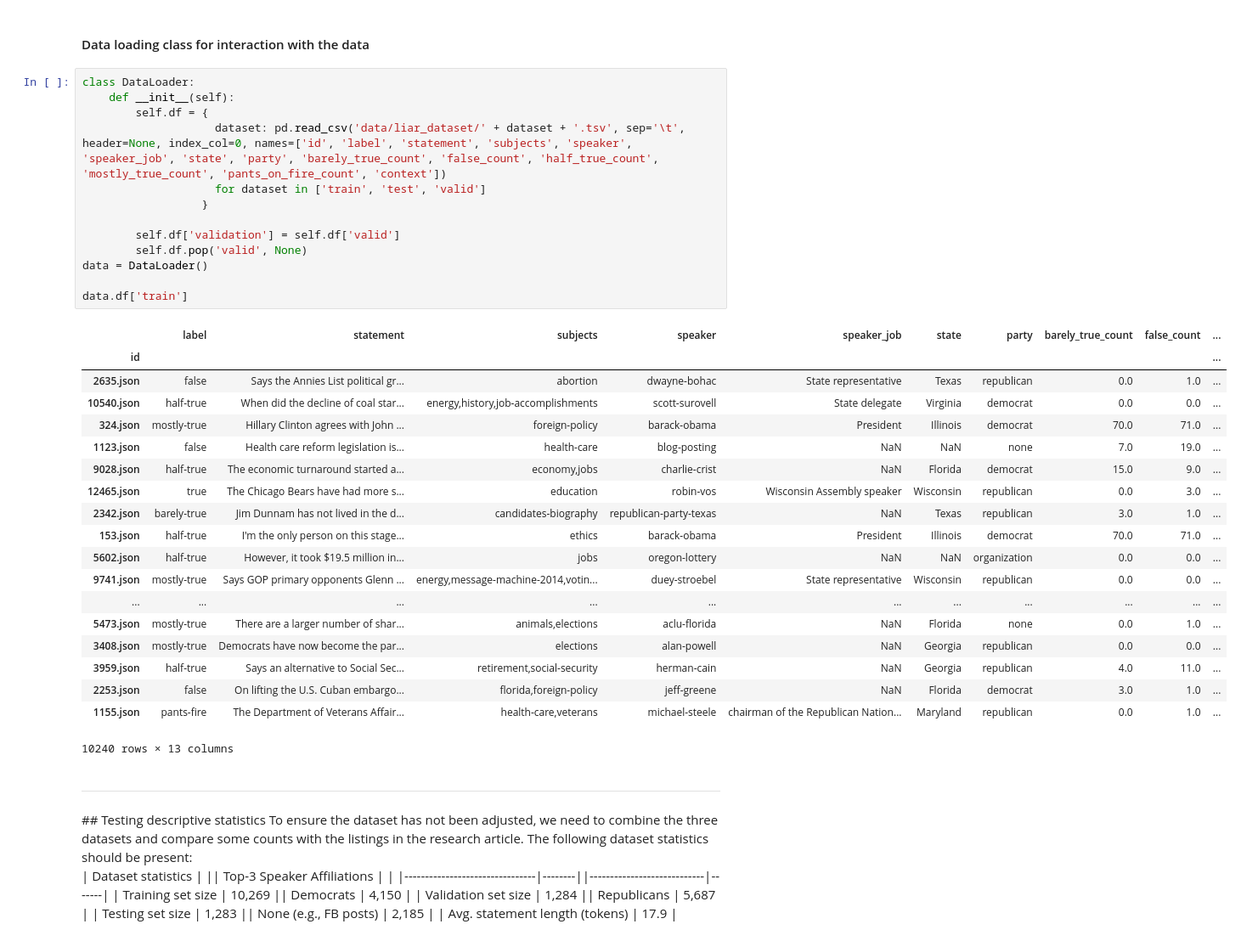
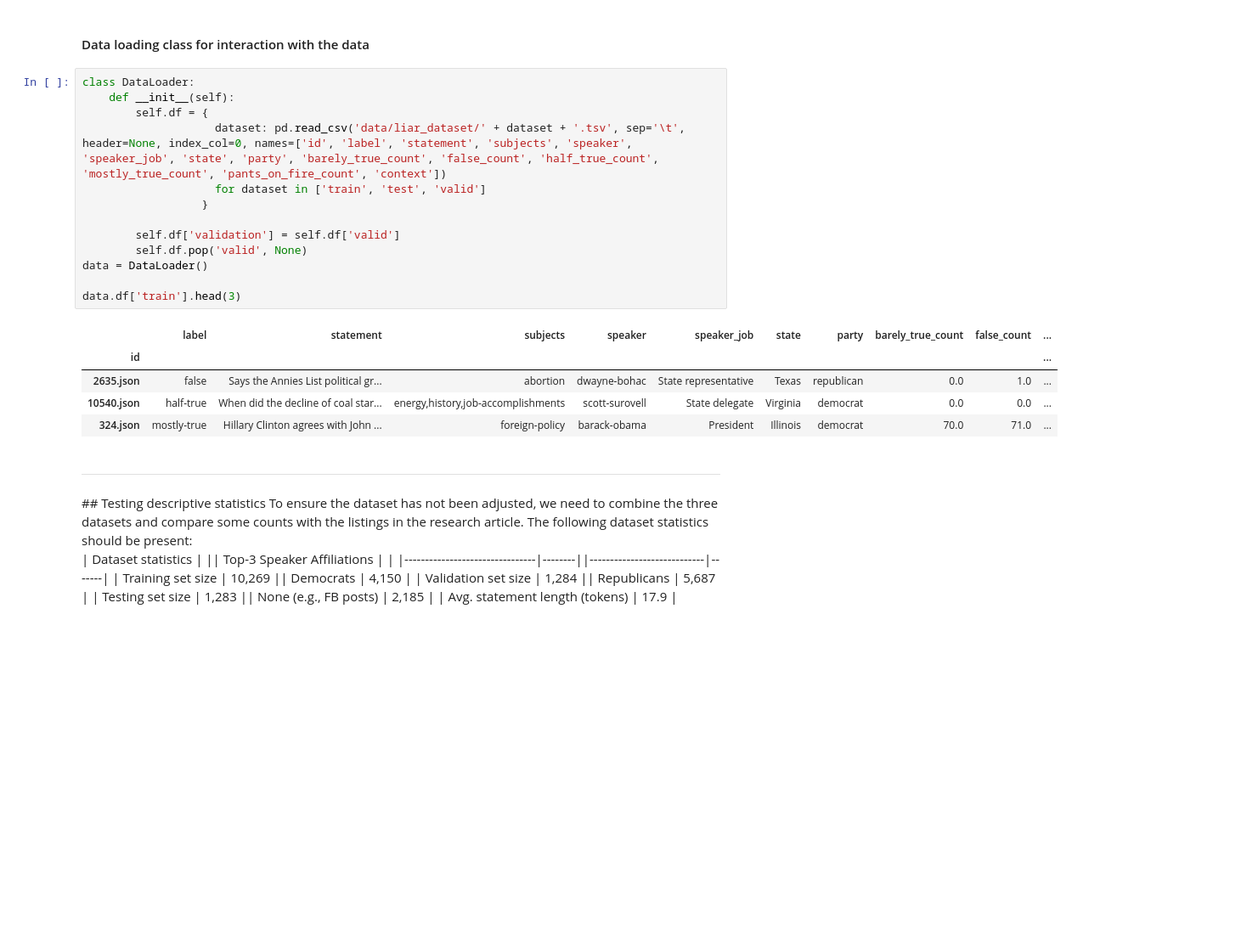
Before and after one commit to MeMartijn/FakeNewsDetection, a Jupyter notebook: code/Data explorations.ipynb, the cells around one changed output. Shown at 85% size. Drawn from its saved outputs; the diff is of its cells as text; blank space fills up the shorter version.

```diff
--- a/code/Data explorations.ipynb
+++ b/code/Data explorations.ipynb
@@ -19,36 +19,22 @@ init_notebook_mode(connected=True)
 # %%
 class DataLoader:
     def __init__(self):
         self.df = {
                     dataset: pd.read_csv('data/liar_dataset/' + dataset + '.tsv', sep='\t', header=None, index_col=0, names=['id', 'label', 'statement', 'subjects', 'speaker', 'speaker_job', 'state', 'party', 'barely_true_count', 'false_count', 'half_true_count', 'mostly_true_count', 'pants_on_fire_count', 'context'])
                     for dataset in ['train', 'test', 'valid']
                   }
 
         self.df['validation'] = self.df['valid']
         self.df.pop('valid', None)
 data = DataLoader()
 
-data.df['train']
+data.df['train'].head(3)
 # %% [output]
 |  | label | statement | subjects | speaker | speaker_job | state | party | barely_true_count | false_count | ... |
 | id |  |  |  |  |  |  |  |  |  | ... |
 | 2635.json | false | Says the Annies List political gr... | abortion | dwayne-bohac | State representative | Texas | republican | 0.0 | 1.0 | ... |
 | 10540.json | half-true | When did the decline of coal star... | energy,history,job-accomplishments | scott-surovell | State delegate | Virginia | democrat | 0.0 | 0.0 | ... |
 | 324.json | mostly-true | Hillary Clinton agrees with John ... | foreign-policy | barack-obama | President | Illinois | democrat | 70.0 | 71.0 | ... |
-| 1123.json | false | Health care reform legislation is... | health-care | blog-posting | NaN | NaN | none | 7.0 | 19.0 | ... |
-| 9028.json | half-true | The economic turnaround started a... | economy,jobs | charlie-crist | NaN | Florida | democrat | 15.0 | 9.0 | ... |
-| 12465.json | true | The Chicago Bears have had more s... | education | robin-vos | Wisconsin Assembly speaker | Wisconsin | republican | 0.0 | 3.0 | ... |
-| 2342.json | barely-true | Jim Dunnam has not lived in the d... | candidates-biography | republican-party-texas | NaN | Texas | republican | 3.0 | 1.0 | ... |
-| 153.json | half-true | I'm the only person on this stage... | ethics | barack-obama | President | Illinois | democrat | 70.0 | 71.0 | ... |
-| 5602.json | half-true | However, it took $19.5 million in... | jobs | oregon-lottery | NaN | NaN | organization | 0.0 | 0.0 | ... |
-| 9741.json | mostly-true | Says GOP primary opponents Glenn ... | energy,message-machine-2014,votin... | duey-stroebel | State representative | Wisconsin | republican | 0.0 | 0.0 | ... |
-| ... | ... | ... | ... | ... | ... | ... | ... | ... | ... | ... |
-| 5473.json | mostly-true | There are a larger number of shar... | animals,elections | aclu-florida | NaN | Florida | none | 0.0 | 1.0 | ... |
-| 3408.json | mostly-true | Democrats have now become the par... | elections | alan-powell | NaN | Georgia | republican | 0.0 | 0.0 | ... |
-| 3959.json | half-true | Says an alternative to Social Sec... | retirement,social-security | herman-cain | NaN | Georgia | republican | 4.0 | 11.0 | ... |
-| 2253.json | false | On lifting the U.S. Cuban embargo... | florida,foreign-policy | jeff-greene | NaN | Florida | democrat | 3.0 | 1.0 | ... |
-| 1155.json | pants-fire | The Department of Veterans Affair... | health-care,veterans | michael-steele | chairman of the Republican Nation... | Maryland | republican | 0.0 | 1.0 | ... |
-10240 rows × 13 columns
 # %% [markdown]
 <hr>
 ## Testing descriptive statistics
```
Also changed, not shown: parts of 7 cells of this notebook.
